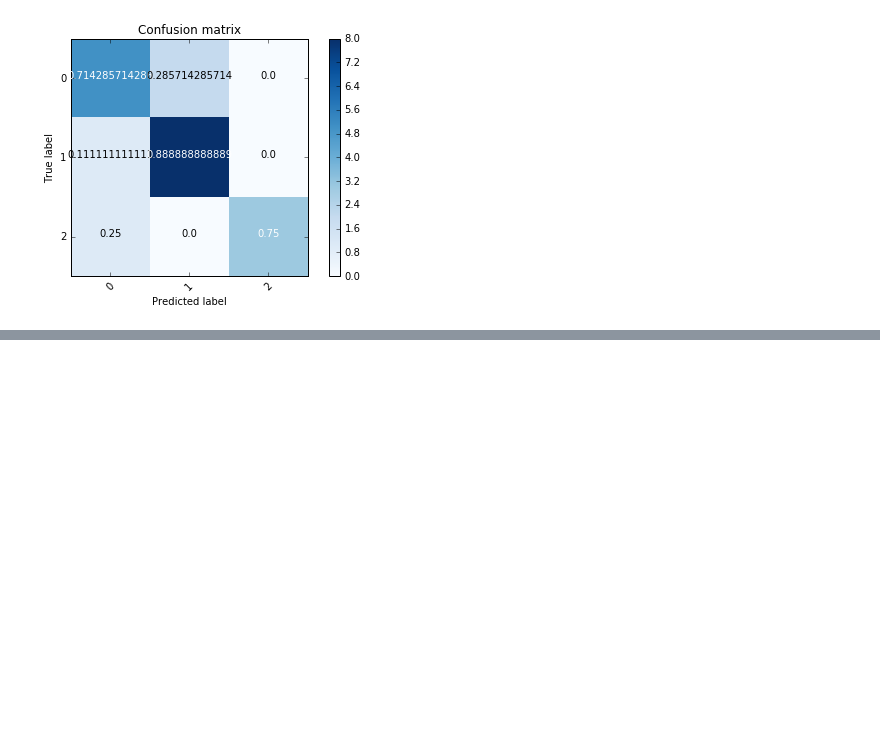
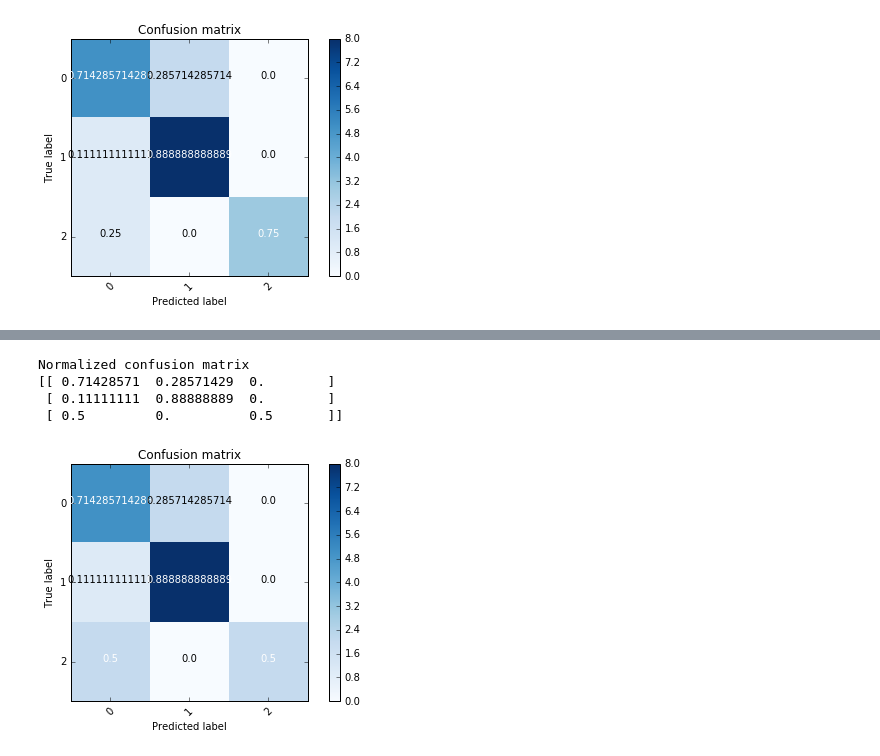
Before and after one commit to EddieCunningham/IP, a Jupyter notebook: ipResults.ipynb, the cells around one changed output, grey strips where cells are left out. Cells and saved outputs as stored; diff of their text form; code cells hidden in the pictures; blank space fills up the shorter version.

```diff
--- a/ipResults.ipynb
+++ b/ipResults.ipynb
@@ -496,0 +271,10 @@ plt.show()
+# %%
+predY = clf.predict(X_test)
+cm2 = confusion_matrix(y_test,predY,labels=[0,1,2])
+plot_confusion_matrix(cm2,[0,1,2],normalize=True)
+# %% [output]
+Normalized confusion matrix
+[[ 0.71428571  0.28571429  0.        ]
+ [ 0.11111111  0.88888889  0.        ]
+ [ 0.5         0.          0.5       ]]
+[figure, added]
```
Also changed, not shown: parts of 20 cells of this notebook, 19 other files.
